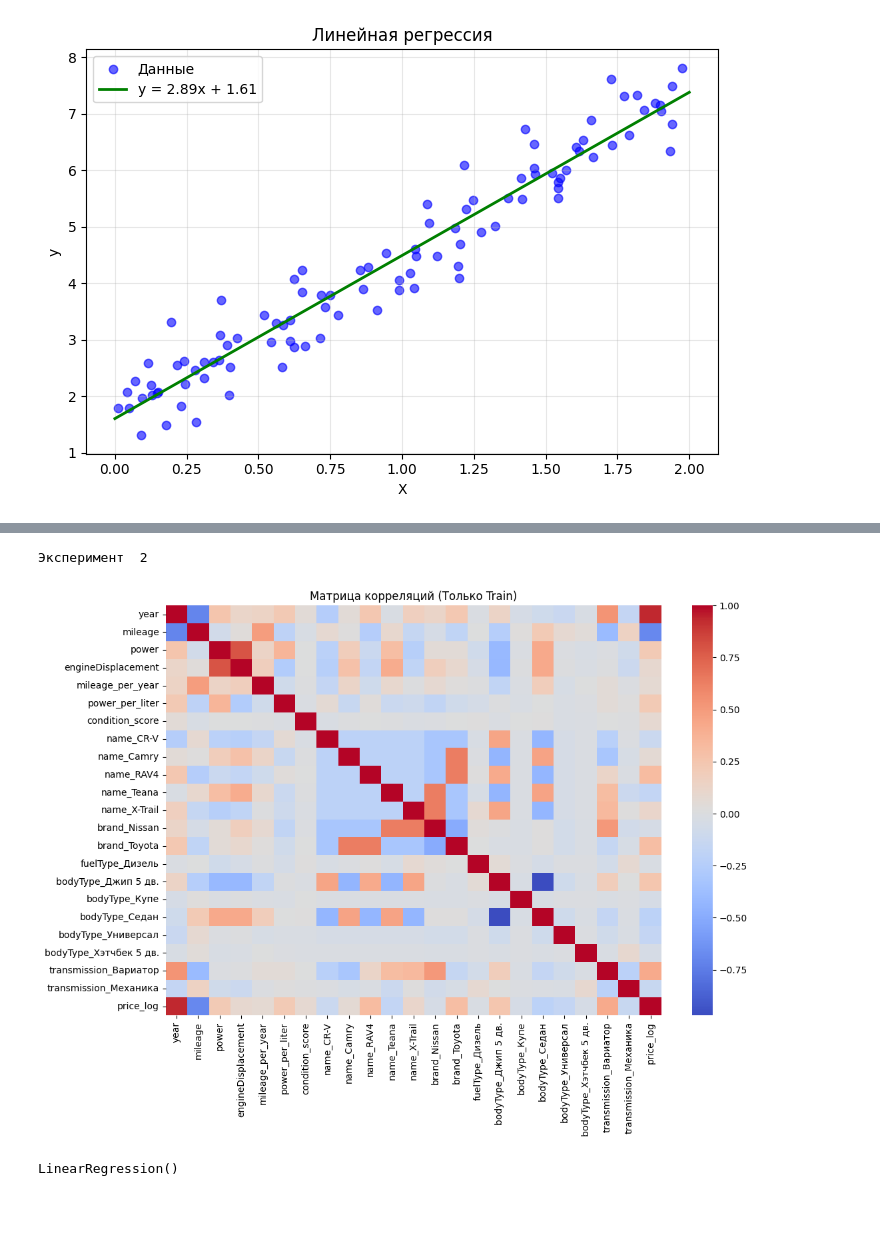
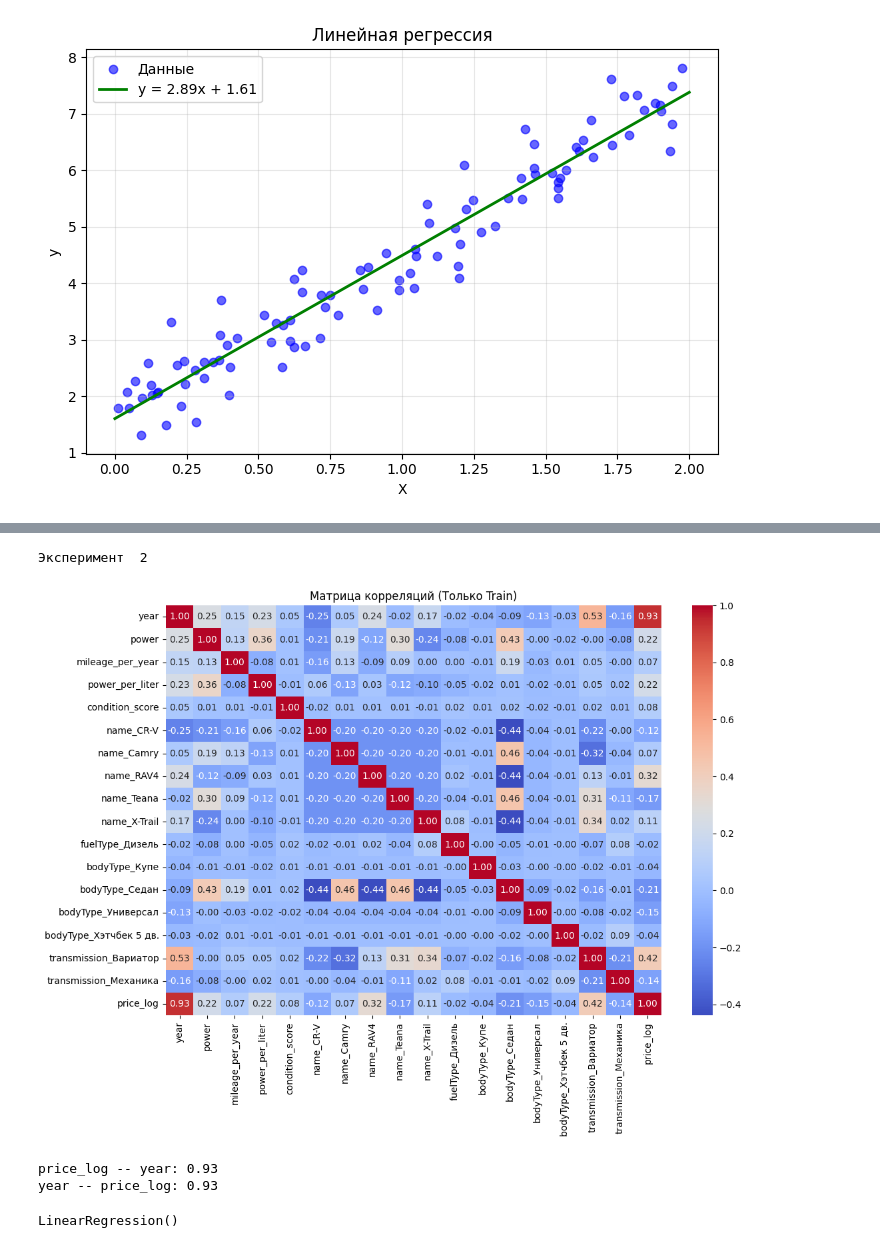
Before and after one commit to igr43/programming_for_AI, a Jupyter notebook: 3_dz.ipynb, the cells around one changed output, grey strips where cells are left out. Cells and saved outputs as stored; diff of their text form; code cells hidden in the pictures; blank space fills up the shorter version.

```diff
--- a/3_dz.ipynb
+++ b/3_dz.ipynb
@@ -19,7 +19,7 @@ def compute_gradients(X, y_true, y_pred):
     db = (2 / n) * np.sum(y_pred - y_true)
     return dw, db
 
-def train(X, y, learning_rate=0.1, epochs=1000):
+def train(X, y, learning_rate=0.01, epochs=100000):
     w = 0.0
     b = 0.0
 
@@ -137,7 +137,7 @@ def process_car_data(df, is_train=True, encoder=None, mileage_medians=None):
     cols_to_drop = [
         'link', 'date', 'parse_date', 'description', 'years_in_service',
         'engineName', 'location', 'color', 'vehicleConfiguration'
-    ] + cat_cols
+    ] + cat_cols +  [ 'engineDisplacement',   'bodyType_Джип 5 дв.',  'mileage', 'brand_Nissan', 'brand_Toyota']
 
     cols_to_drop = [c for c in cols_to_drop if c in df.columns]
     df = df.drop(columns=cols_to_drop)
@@ -152,27 +154,35 @@ y = df['price']
 # %%
 print("Эксперимент  1 ")
 
-# 1. Применяем стандартизацию
+# Применяем стандартизацию
 scaler_exp1 = StandardScaler()
-X_scaled_all = scaler_exp1.fit_transform(X) # fit (нашли среднее) и transform (применили) для всех
+X_scaled_all = scaler_exp1.fit_transform(X)
 X_scaled_all = pd.DataFrame(X_scaled_all, columns=X.columns)
 
-# 2. цены скошены, логарифм делает распределение нормальным)
+# цены скошены, логарифм делает распределение нормальным
 y_log_all = np.log1p(y)
 plt.figure(figsize=(12, 8))
 # Объединяем X_train и y_train_log временно для матрицы
 train_for_corr = X_scaled_all.copy()
 train_for_corr['price_log'] = y_log_all
 
-sns.heatmap(train_for_corr.corr(), annot=False, cmap='coolwarm')
+sns.heatmap(train_for_corr.corr(), annot=True, fmt=".2f", cmap='coolwarm')
 plt.title("Матрица корреляций")
 plt.show()
-# 3. Разделение на train и test
+corr_matrix = train_for_corr.corr().abs()
+
+# порог
+threshold = 0.65
+
+for col in corr_matrix.columns:
+    for row in corr_matrix.index:
+        if col != row and corr_matrix.loc[row, col] > threshold:
+            print(f"{row} -- {col}: {corr_matrix.loc[row, col]:.2f}")
+
 X_train_1, X_test_1, y_train_1, y_test_1 = train_test_split(
     X_scaled_all, y_log_all, test_size=0.2, random_state=42
 )
 
-# 4. Обучение модели
 model_1 = LinearRegression()
 model_1.fit(X_train_1, y_train_1)
 # %% [output]
@@ -186,38 +198,47 @@ X_train_2, X_test_2, y_train_2, y_test_2 = train_test_split(
     X, y, test_size=0.2, random_state=42
 )
 
-# 2. Логарифмирование таргета
+# Логарифмирование таргета
 y_train_log = np.log1p(y_train_2)
 y_test_log = np.log1p(y_test_2)
 
 plt.figure(figsize=(12, 8))
 # Объединяем X_train и y_train_log временно для матрицы
 train_for_corr = X_train_2.copy()
 train_for_corr['price_log'] = y_train_log
 
-sns.heatmap(train_for_corr.corr(), annot=False, cmap='coolwarm')
+sns.heatmap(train_for_corr.corr(), annot=True,fmt=".2f", cmap='coolwarm')
 plt.title("Матрица корреляций (Только Train)")
 plt.show()
 
+corr_matrix = train_for_corr.corr().abs()
+# порог
+threshold = 0.65
 
+for col in corr_matrix.columns:
+    for row in corr_matrix.index:
+        if col != row and corr_matrix.loc[row, col] > threshold:
+            print(f"{row} -- {col}: {corr_matrix.loc[row, col]:.2f}")
 
-# 3. Стандартизация.  fit ТОЛЬКО на train
+# Стандартизация fit ТОЛЬКО на train
 scaler_exp2 = StandardScaler()
 scaler_exp2.fit(X_train_2)
 
 # transform и к train, и к test
 X_train_scaled_2 = scaler_exp2.transform(X_train_2)
 X_test_scaled_2 = scaler_exp2.transform(X_test_2)
 
 X_train_scaled_2 = pd.DataFrame(X_train_scaled_2, columns=X_train_2.columns)
 X_test_scaled_2 = pd.DataFrame(X_test_scaled_2, columns=X_test_2.columns)
 
 model_2 = LinearRegression()
 model_2.fit(X_train_scaled_2, y_train_log)
 # %% [output]
 Эксперимент  2
-[figure, old version]
+[figure, new version]
-LinearRegression()
+price_log -- year: 0.93
+year -- price_log: 0.93
+LinearRegression()
 # %%
 y_pred_log_1 = model_1.predict(X_test_1)
 
```
Also changed, not shown: parts of 5 cells of this notebook.
